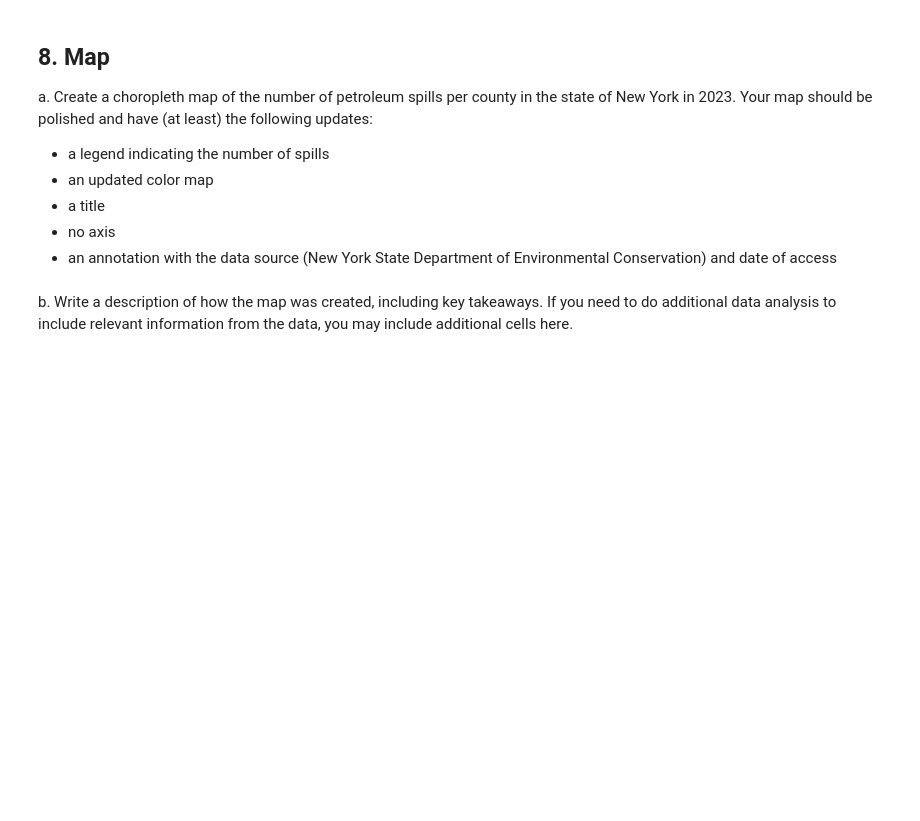
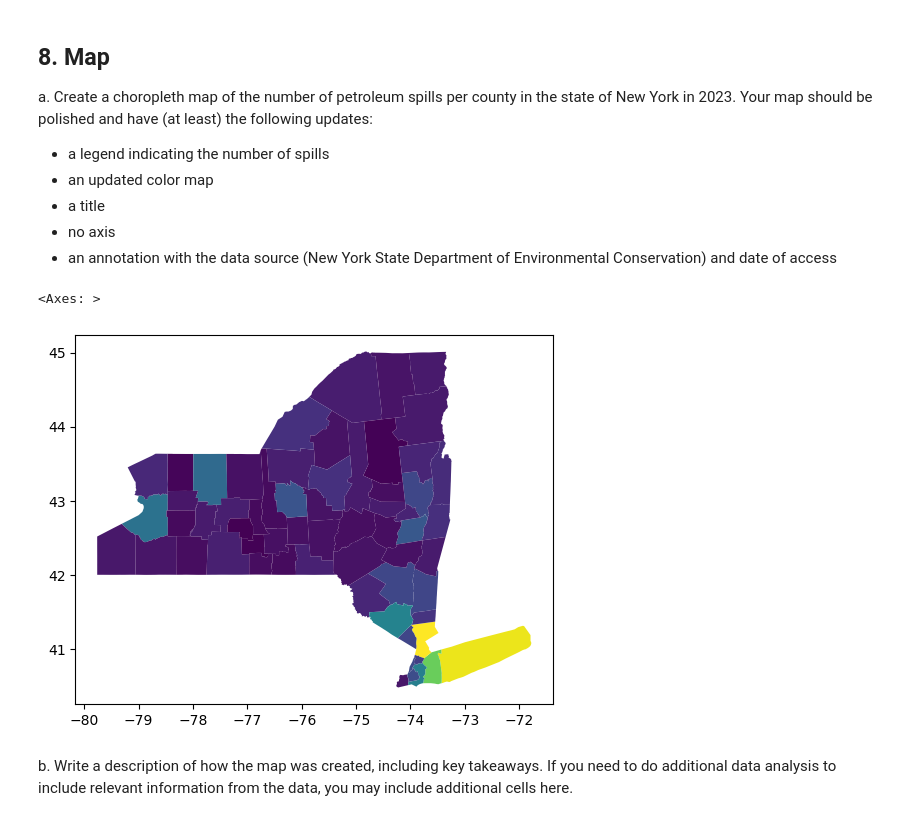
Before and after one commit to NatBonnet/eds220-hwk3, a Jupyter notebook: hwk3-task1-spills.ipynb, the cells around one changed output. Cells and saved outputs as stored; diff of their text form; code cells hidden in the pictures; blank space fills up the shorter version.

```diff
--- a/hwk3-task1-spills.ipynb
+++ b/hwk3-task1-spills.ipynb
@@ -385,3 +486,9 @@ e. What is the number of spills in 'Tuscarora Indian Reservation'?
 ### 7.B. Data updates
 
 In the next cell, update 'St Lawrence' to 'St. Lawrence' in `spills_per_county` data frame and Verify the update was successful.
+# %%
+# Replace "St" with "St." for a value in the county column
+spills_per_county.county = spills_per_county.county.str.replace("St Lawrence", "St. Lawrence")
+
+# Check that this updated the row name in the dataframe
+spills_per_county.loc[spills_per_county.county == "St. Lawrence"]
@@ -391,13 +501,24 @@ In the next cell, update 'St Lawrence' to 'St. Lawrence' in `spills_per_county`
 In the following cells:
 
 a. Use this cell to make any other updates needed for making an inner join of the `spills_per_county` and `ny_counties`.
+# %%
+# Updating the name of the counties column to match what it is in spills data
+ny_counties = ny_counties.rename(columns = {"name":"county"})
 # %% [markdown]
 b. Over-write `ny_counties` as the  inner join of the `spills_per_county` and `ny_counties` dataframes.
+# %%
+# Overwrite ny_counties to include spill data by the county name column
+ny_counties = pd.merge(ny_counties, spills_per_county,
+                            how = "inner",
+                            on = "county")
 # %% [markdown]
 
 From our previous exploration we know that Tuscarora Indian Reservation will not be in the join. Tuscarora Indian Reservation is located within Niagara county.
 
 c. Since the Tuscarora Indian Reservation does not appear in the `ny_counties` dataframe, add one spill to Niagara county. We will add a note about this in our final map. Add the cells you need to make this update **and** verify that the dataframe was updated.
+# %%
+# Add 1 spill count in Niagara county to account for the Tuscarora Indian Reservation
+ny_counties.loc[ny_counties["county"] == "Niagara", "n_spills"] += 1
 # %% [markdown]
 ## 8. Map
 a. Create a choropleth map of the number of petroleum spills per county in the state of New York in 2023.
@@ -407,6 +528,11 @@ Your map should be polished and have (at least) the following updates:
 - a title
 - no axis
 - an annotation with the data source (New York State Department of Environmental Conservation) and date of access
+# %%
+ny_counties.plot(column = "n_spills")
+# %% [output]
+<Axes: >
+[figure, added]
 # %% [markdown]
 b. Write a description of how the map was created, including key takeaways. If you need to do additional data analysis to include relevant information from the data, you may include additional cells here.
 # %% [markdown]
```
Also changed, not shown: parts of 25 cells of this notebook, 1 other file.
